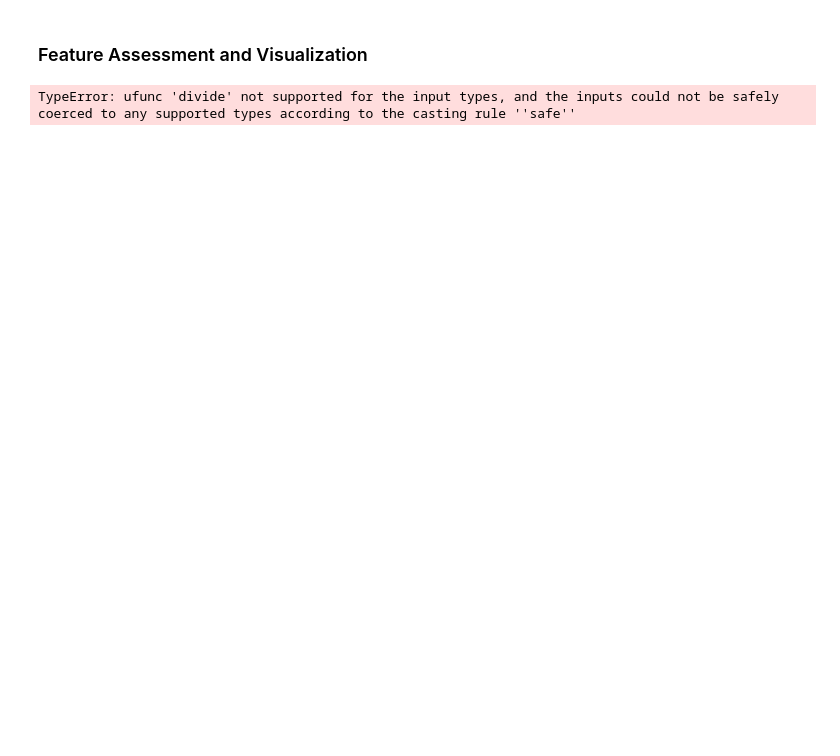
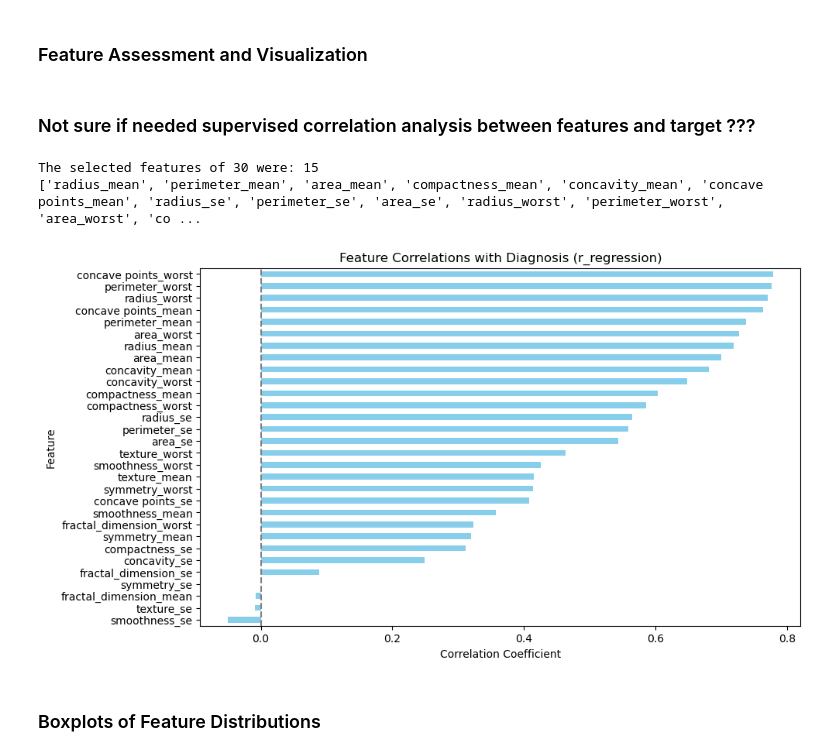
Before and after one commit to smertzani444/Assignment-2, a Jupyter notebook: notebooks/data_exploration.ipynb, the cells around one changed output. Saved outputs shown, nothing was run; the diff lists cells and outputs as text; code cells hidden in the pictures; blank space fills up the shorter version.

```diff
--- a/notebooks/data_exploration.ipynb
+++ b/notebooks/data_exploration.ipynb
@@ -55,15 +53,3 @@ print(data_df.head()) #it should display a 512x32 dataframe
-# %%
-def separate_features_target(df, target, columns_to_remove=None):
-    if columns_to_remove is None:
-        columns_to_remove=[]
-    columns_to_remove=set(columns_to_remove + [target])
-    X=df.drop(columns=[col for col in columns_to_remove if col in df.columns])
-    y=df[target]
-    return X, y
-
-X, y=separate_features_target(data_df, target='diagnosis', columns_to_remove=None)
-#print(X)
-#print(y)
 # %% [markdown]
 ### Dataset Overview and Descriptive Statistics
 # %%
@@ -181,13 +167,39 @@ Passing `palette` without assigning `hue` is deprecated and will be removed in v
 # %% [markdown]
 ### Feature Assessment and Visualization
+# %%
+def separate_features_target(df, target, columns_to_remove=None):
+    if columns_to_remove is None:
+        columns_to_remove=[]
+    columns_to_remove=set(columns_to_remove + [target])
+    X=df.drop(columns=[col for col in columns_to_remove if col in df.columns])
+    y=df[target]
+    return X, y
+
+X, y=separate_features_target(data_new_df, target='diagnosis', columns_to_remove=None)
+#print(X)
+#print(y)
+# %% [markdown]
+### Not sure if needed supervised correlation analysis between features and target ???
 # %%
 def select_features(X, y, threshold=0.1):
-        correlations = pd.Series(r_regression(X, y), index=X.columns)
-        selected_features = correlations[correlations.abs() >= threshold].index.tolist()
-        print(f"The selected features of {X.shape[1]} were: {len(selected_features)}")
-        return selected_features, correlations
+    correlations = pd.Series(r_regression(X, y), index=X.columns)
+    selected_features = correlations[correlations.abs() >= threshold].index.tolist()
+    print(f"The selected features of {X.shape[1]} were: {len(selected_features)}")
+    return selected_features, correlations
 
-selected_features, correlations=select_features(X_new, y, threshold=0.1)
+selected_features, correlations=select_features(X, y, threshold=0.5)
 print(selected_features)
+
+plt.figure(figsize=(10, 6))
+correlations.sort_values().plot(kind='barh', color='skyblue')
+plt.title("Feature Correlations with Diagnosis")
+plt.xlabel("Correlation Coefficient")
+plt.ylabel("Feature")
+plt.axvline(0, color='grey', linestyle='--')
+plt.show()
 # %% [output]
-TypeError: ufunc 'divide' not supported for the input types, and the inputs could not be safely coerced to any supported types according to the casting rule ''safe''
+The selected features of 30 were: 15
+['radius_mean', 'perimeter_mean', 'area_mean', 'compactness_mean', 'concavity_mean', 'concave points_mean', 'radius_se', 'perimeter_se', 'area_se', 'radius_worst', 'perimeter_worst', 'area_worst', 'co ...
+[figure, added]
+# %% [markdown]
+### Boxplots of Feature Distributions
```
Also changed, not shown: parts of 8 cells of this notebook.
